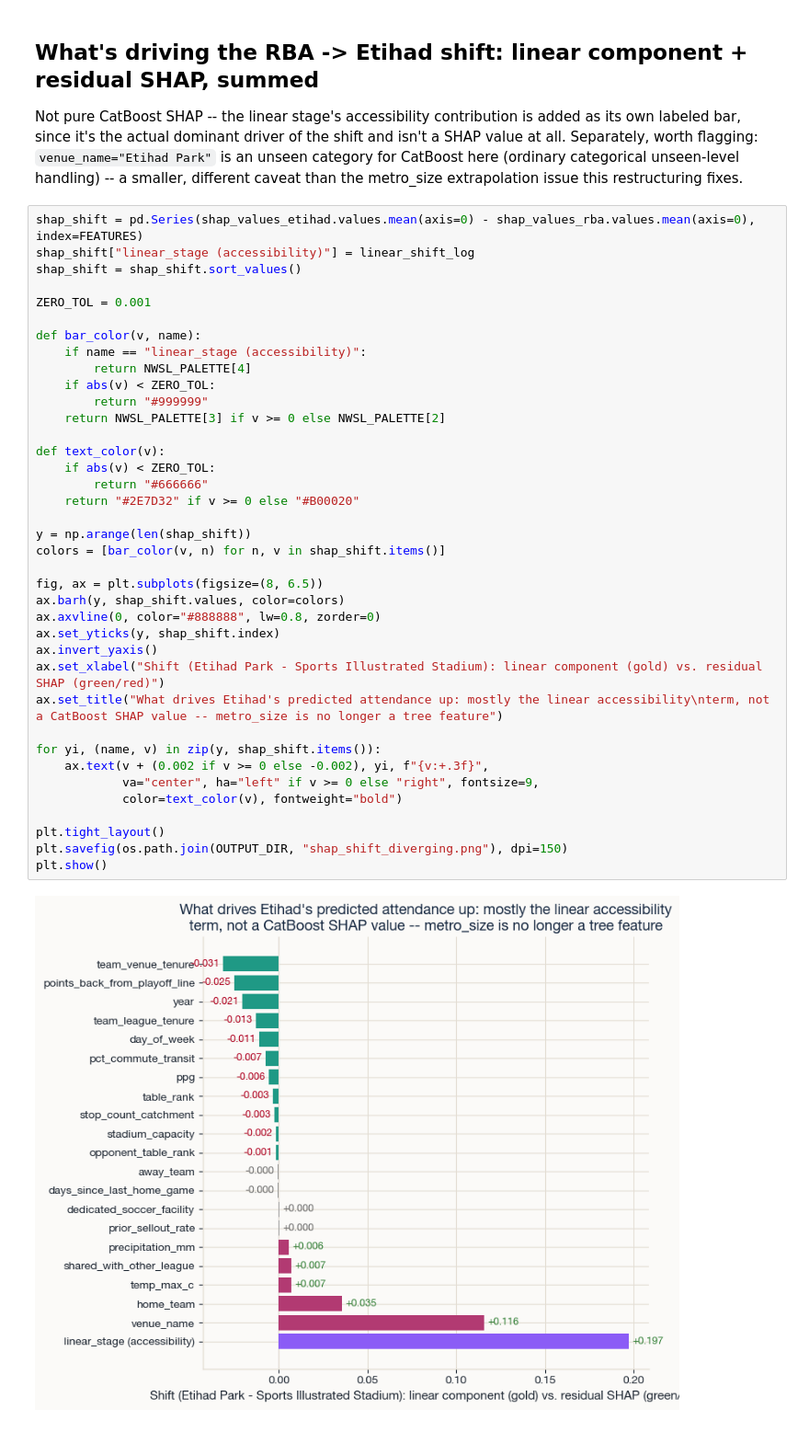
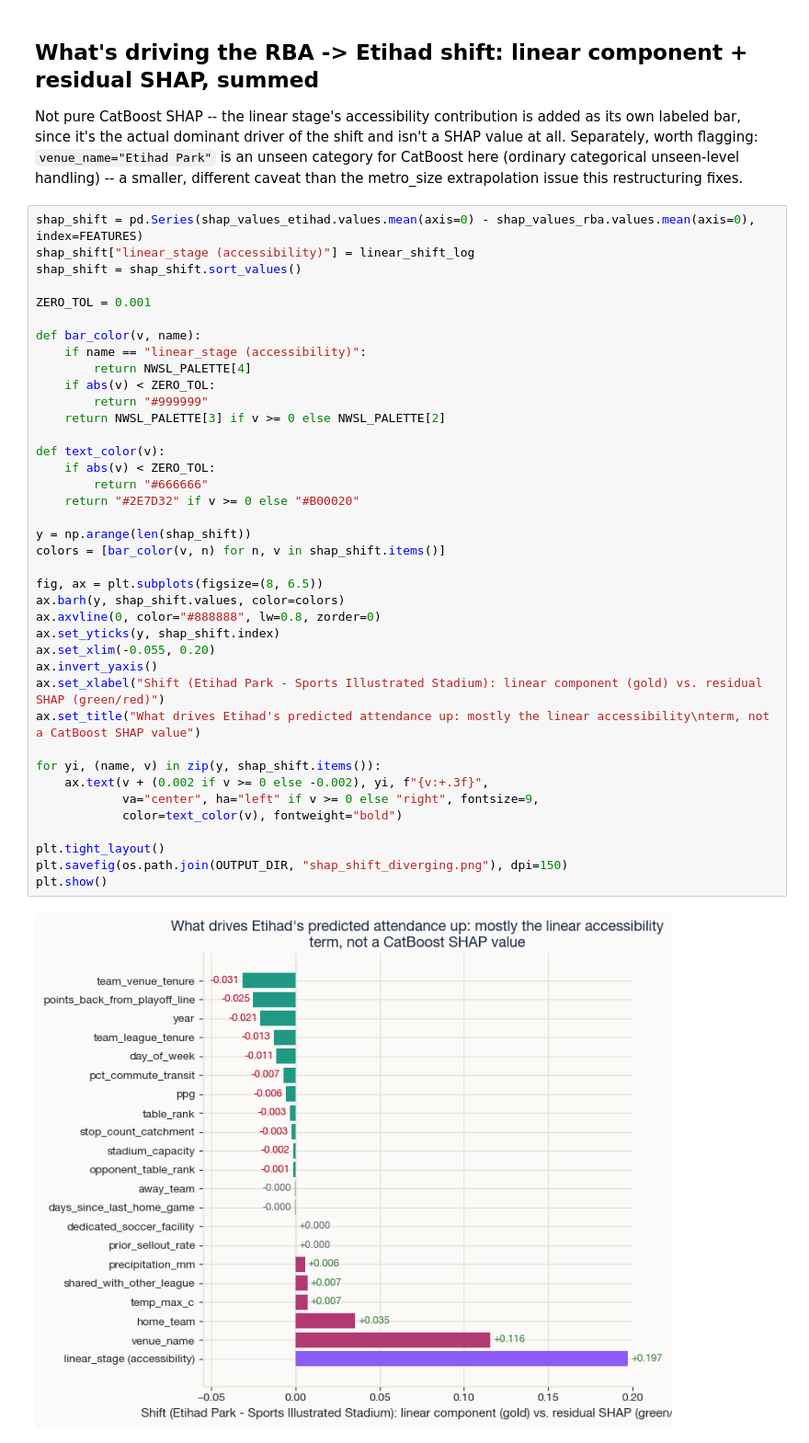
Before and after one commit to isabelpt/nwsl-gotham-relocation, a Jupyter notebook: code/12_shap_mechanism_check.ipynb, the cells around one changed output. Shown at 92% size. Cells and saved outputs as stored; diff of their text form.

```diff
--- a/code/12_shap_mechanism_check.ipynb
+++ b/code/12_shap_mechanism_check.ipynb
@@ -186,32 +186,33 @@ def bar_color(v, name):
     if name == "linear_stage (accessibility)":
         return NWSL_PALETTE[4]
     if abs(v) < ZERO_TOL:
         return "#999999"
     return NWSL_PALETTE[3] if v >= 0 else NWSL_PALETTE[2]
 
 def text_color(v):
     if abs(v) < ZERO_TOL:
         return "#666666"
     return "#2E7D32" if v >= 0 else "#B00020"
 
 y = np.arange(len(shap_shift))
 colors = [bar_color(v, n) for n, v in shap_shift.items()]
 
 fig, ax = plt.subplots(figsize=(8, 6.5))
 ax.barh(y, shap_shift.values, color=colors)
 ax.axvline(0, color="#888888", lw=0.8, zorder=0)
 ax.set_yticks(y, shap_shift.index)
+ax.set_xlim(-0.055, 0.20)
 ax.invert_yaxis()
 ax.set_xlabel("Shift (Etihad Park - Sports Illustrated Stadium): linear component (gold) vs. residual SHAP (green/red)")
-ax.set_title("What drives Etihad's predicted attendance up: mostly the linear accessibility\nterm, not a CatBoost SHAP value -- metro_size is no longer a tree feature")
+ax.set_title("What drives Etihad's predicted attendance up: mostly the linear accessibility\nterm, not a CatBoost SHAP value")
 
 for yi, (name, v) in zip(y, shap_shift.items()):
     ax.text(v + (0.002 if v >= 0 else -0.002), yi, f"{v:+.3f}",
             va="center", ha="left" if v >= 0 else "right", fontsize=9,
             color=text_color(v), fontweight="bold")
 
 plt.tight_layout()
 plt.savefig(os.path.join(OUTPUT_DIR, "shap_shift_diverging.png"), dpi=150)
 plt.show()
 # %% [output]
-[figure, old version]
+[figure, new version]
```
Also changed, not shown: 12 other files.
